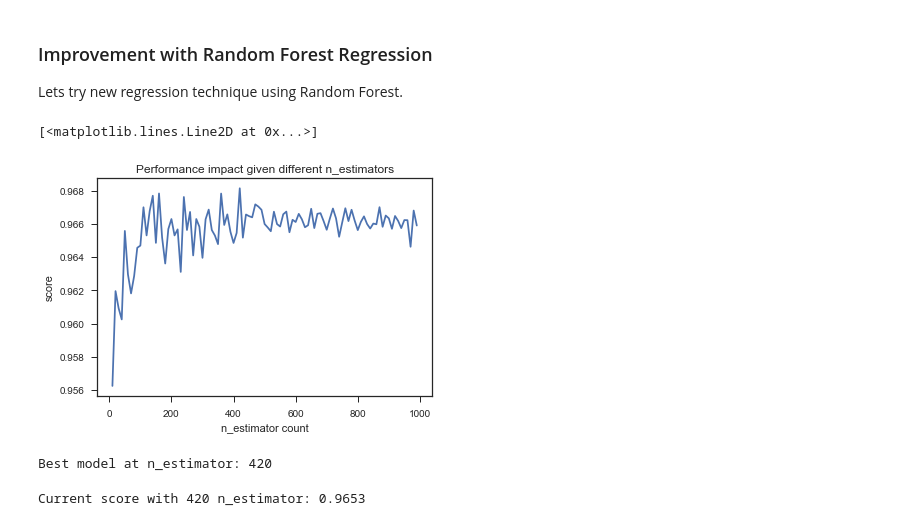
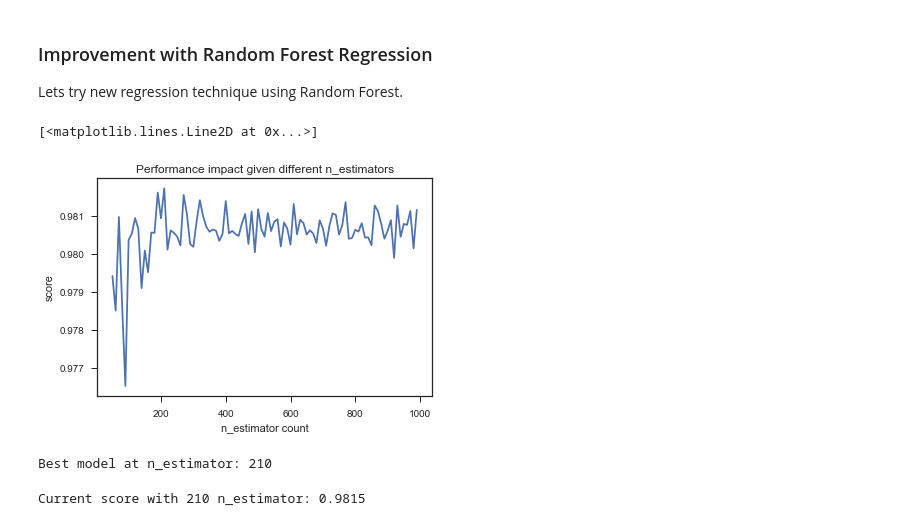
Before and after one commit to yanuartadityan/boston_house, a Jupyter notebook: EDA Boston House.ipynb, the cells around one changed output. Saved outputs shown, nothing was run; the diff lists cells and outputs as text; code cells hidden in the pictures.

```diff
--- a/EDA Boston House.ipynb
+++ b/EDA Boston House.ipynb
@@ -615,0 +620,3 @@ df_test = pd.read_csv('test_dataset.csv')
+# %%
+q = df_train['medv'].quantile(0.99)
+X = df_train[df_train['medv'] < q]
@@ -615,0 +625,4 @@ df_test = pd.read_csv('test_dataset.csv')
+# %%
+X = X.iloc[:,1:-1]
+X = X.drop(['tax', 'indus', 'nox', 'rad'], axis=1)
+X.head()
@@ -616,10 +652,12 @@ df_test = pd.read_csv('test_dataset.csv')
 # %% [markdown]
 Make sure to use *selected feature* which we have built in [here](#mlreg).
 # %%
-X = df_train[list(map(str.lower, selected_feature))]
+# X = df_train[list(map(str.lower, df_vif.columns))]
+X = df_train[X.columns]
 y = df_train['medv']
 
-X_test = df_test[list(map(str.lower, selected_feature))]
+# X_test = df_test[list(map(str.lower, selected_feature))]
+X_test = df_test[X.columns]
 # %% [markdown]
 Now, create an object for the regressor. Then, perform *fit* using training dataset and *predict* using test dataset.
 # %%
@@ -656,25 +694,25 @@ X_kgl_test = X_test.values
 # %%
 randForest = RandomForestRegressor(n_jobs=-1)
 scores = []
-estimators = np.arange(10, 1000, 10)
+estimators = np.arange(50, 1000, 10)
 for i in estimators:
     randForest.set_params(n_estimators=i)
     randForest.fit(X_kgl_train, y_kgl_train)
     scores.append(randForest.score(X_kgl_train, y_kgl_train))
 
 # plot
 plt.title("Performance impact given different n_estimators")
 plt.xlabel("n_estimator count")
 plt.ylabel("score")
 plt.plot(estimators, scores)
 # %% [output]
 [<matplotlib.lines.Line2D at 0x...>]
-[figure, old version]
+[figure, new version]
 # %%
 summ = pd.DataFrame(data=np.column_stack([np.array(estimators), np.array(scores)]), columns=['n_estimator', 'scores'])
 print('Best model at n_estimator: %d' % estimators[summ['scores'].argmax()])
 # %% [output]
-Best model at n_estimator: 420
+Best model at n_estimator: 210
 # %%
 # try with test
 randForest.set_params(n_estimators=estimators[summ['scores'].argmax()])
@@ -683,7 +721,7 @@ print('Current score with %d n_estimator: %.4f' % (estimators[summ['scores'].arg
       randForest.score(X_kgl_train, y_kgl_train)))
 randForestResult = randForest.predict(X_test)
 # %% [output]
-Current score with 420 n_estimator: 0.9653
+Current score with 210 n_estimator: 0.9815
 # %%
 # submission .csv
 randForestSubmission = pd.DataFrame(data=np.column_stack([df_test['ID'].values, randForestResult]), columns=['ID', 'medv'])
```
Also changed, not shown: parts of 16 cells of this notebook, 2 other files.
